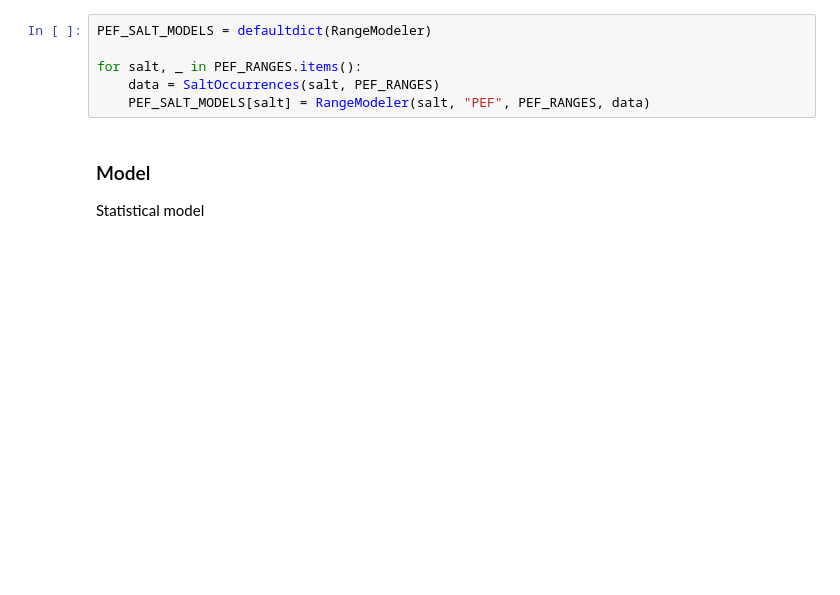
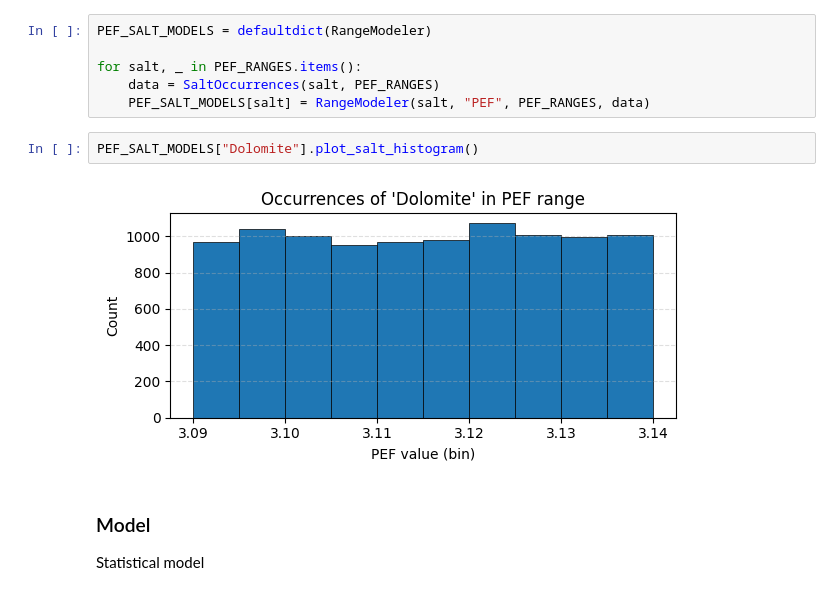
Before and after one commit to HarrisEdlmannQR/salt-lithology-model, a Jupyter notebook: model.ipynb, the cells around one changed output. Cells and saved outputs as stored; diff of their text form; blank space fills up the shorter version.

```diff
--- a/model.ipynb
+++ b/model.ipynb
@@ -369,6 +377,10 @@ PEF_SALT_MODELS = defaultdict(RangeModeler)
 for salt, _ in PEF_RANGES.items():
     data = SaltOccurrences(salt, PEF_RANGES)
     PEF_SALT_MODELS[salt] = RangeModeler(salt, "PEF", PEF_RANGES, data)
+# %%
+PEF_SALT_MODELS["Dolomite"].plot_salt_histogram()
+# %% [output]
+[figure, added]
 # %% [markdown]
 ### Model
 
```
Also changed, not shown: parts of 8 cells of this notebook.
